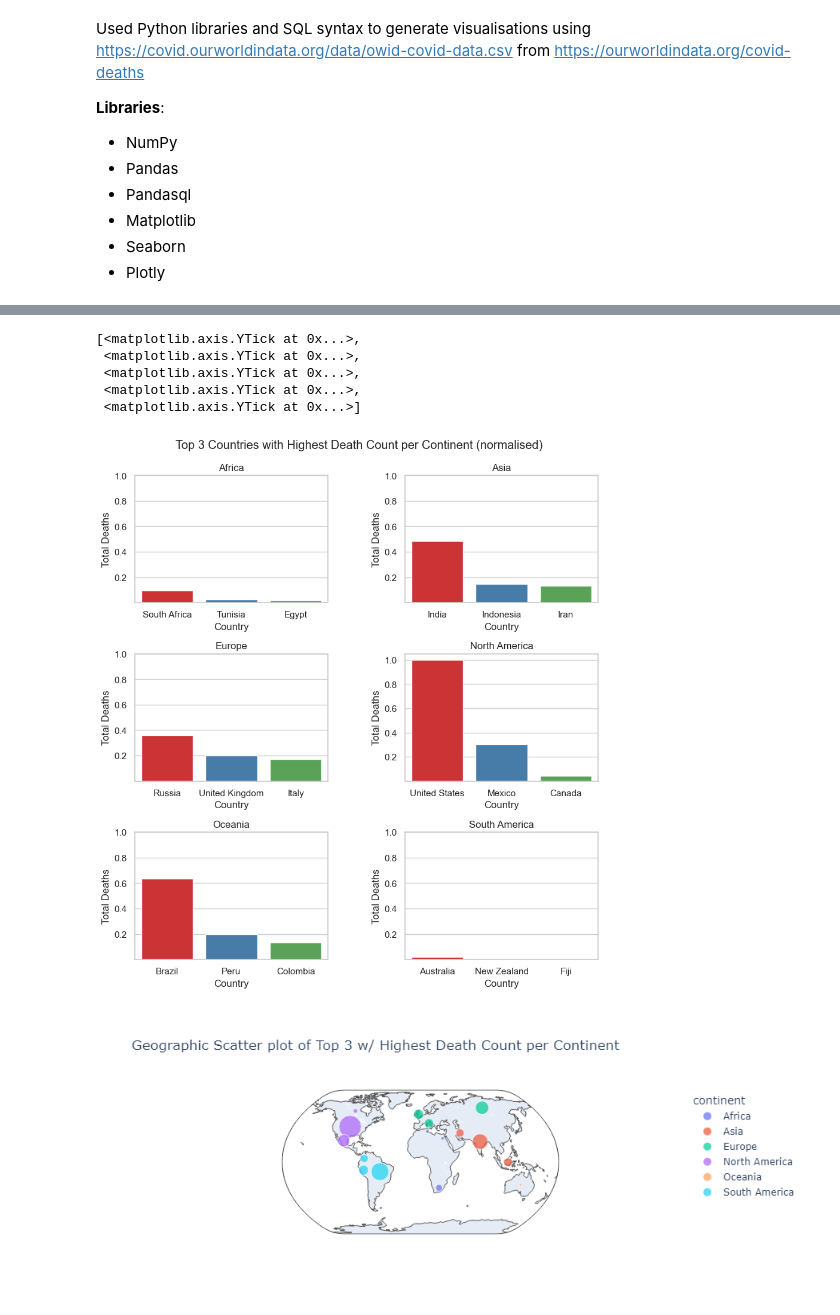
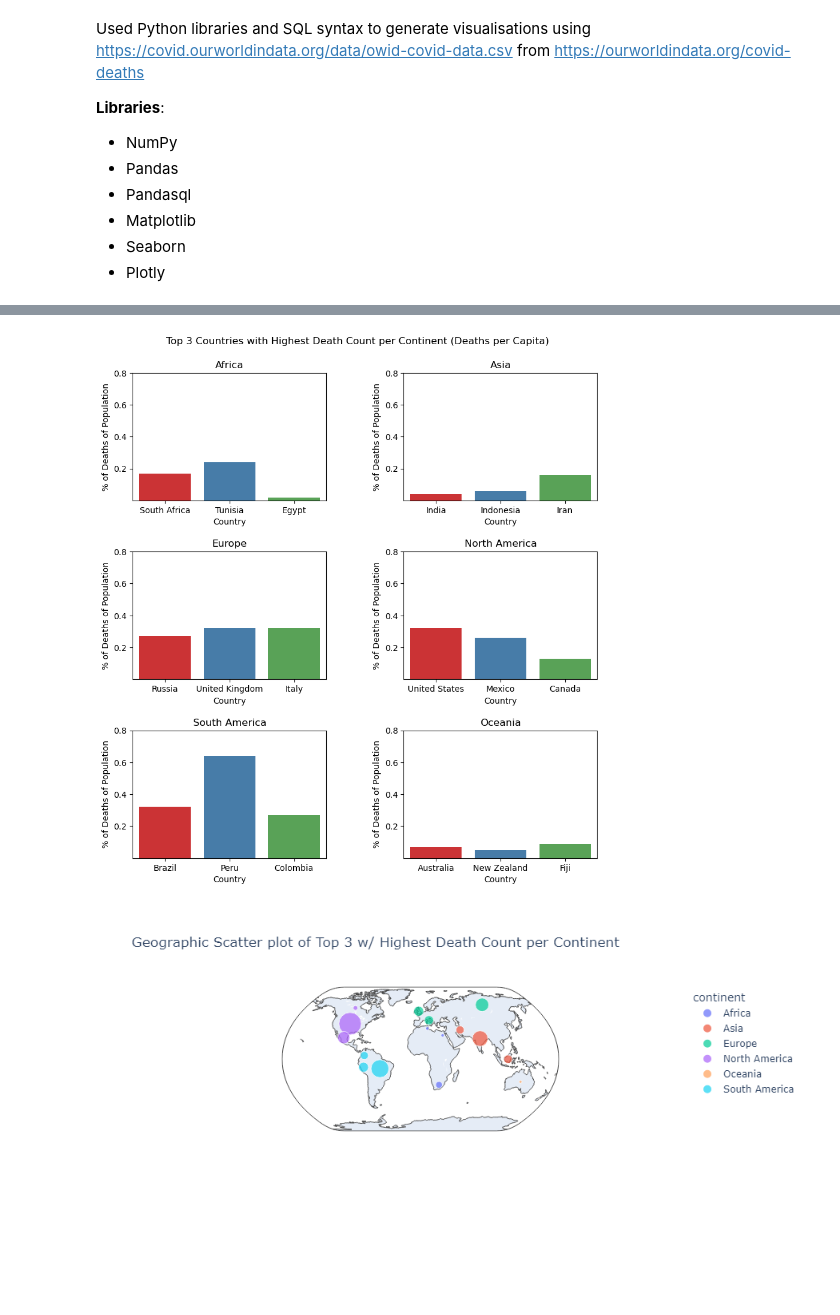
Before and after one commit to BenJC243/data-analysis_projects, a Jupyter notebook: COVID_analysis.ipynb, the cells around one changed output, grey strips where cells are left out. Cells and saved outputs as stored; diff of their text form; code cells hidden in the pictures; blank space fills up the shorter version.

```diff
--- a/COVID_analysis.ipynb
+++ b/COVID_analysis.ipynb
@@ -150,35 +172,42 @@ for ax,continent in zip(axes,data5v2.continent.unique()):
-# %%
-# Top 3 Countries w highest death count per continent NORMALISED
-fig,axs = plt.subplots(3,2,figsize=(10,10))
-#data5v2.max_deaths_norm = np.log10(data5v2.max_deaths_norm)
-sns.barplot(data=data5v2[data5v2.continent== 'Africa'], x='location', y='max_deaths_norm', palette='Set1',ax=axs[0,0])
-sns.barplot(data=data5v2[data5v2.continent== 'Asia'], x='location', y='max_deaths_norm', palette='Set1',ax=axs[0,1])
-sns.barplot(data=data5v2[data5v2.continent== 'Europe'], x='location', y='max_deaths_norm', palette='Set1',ax=axs[1,0])
-sns.barplot(data=data5v2[data5v2.continent== 'North America'], x='location', y='max_deaths_norm', palette='Set1',ax=axs[1,1])
-sns.barplot(data=data5v2[data5v2.continent== 'South America'], x='location', y='max_deaths_norm', palette='Set1',ax=axs[2,0])
-sns.barplot(data=data5v2[data5v2.continent == 'Oceania'], x='location', y='max_deaths_norm', palette='Set1',ax=axs[2,1])
-plt.ticklabel_format(style='plain',axis='y')
-fig.suptitle('Top 3 Countries with Highest Death Count per Continent (normalised)')
-plt.subplots_adjust(wspace = 0.4,top=.92,hspace=.4)
-
-axes = [ax for ax_lst in axs for ax in ax_lst]
-for ax,continent in zip(axes,data5v2.continent.unique()):
-    ax.set_title(continent)
-    ax.set_ylabel('Total Deaths')
-    ax.set_xlabel('Country')
-
-axs[0,0].set_yticks([.2,.4,.6,.8,1])
-axs[0,1].set_yticks([.2,.4,.6,.8,1])
-axs[1,0].set_yticks([.2,.4,.6,.8,1])
-axs[1,1].set_yticks([.2,.4,.6,.8,1])
-axs[2,0].set_yticks([.2,.4,.6,.8,1])
-axs[2,1].set_yticks([.2,.4,.6,.8,1])
-#axs[2,1].set_yticks([0.01,0.025])
-# %% [output]
-[<matplotlib.axis.YTick at 0x...>,
- <matplotlib.axis.YTick at 0x...>,
- <matplotlib.axis.YTick at 0x...>,
- <matplotlib.axis.YTick at 0x...>,
- <matplotlib.axis.YTick at 0x...>]
-[figure, removed]
+# %%
+# total deaths per continent --> top 3 countries per continent V3
+data5v2=sqldf('''
+WITH max_deaths AS
+    (
+    SELECT *, RANK() OVER (PARTITION BY continent ORDER BY max_deaths DESC) AS row
+    FROM
+        (
+        SELECT continent,location, MAX(Total_deaths) AS max_deaths, population
+        FROM df
+        WHERE continent IS NOT NULL
+        GROUP BY continent,location
+        )
+    )
+SELECT continent,location,max_deaths, ROUND(max_deaths*100  / population,2) AS pop_death
+FROM max_deaths
+WHERE row BETWEEN 1 AND 3
+''')#.head(10)
+# %%
+# Top 3 Countries w highest death count per continent (% of country's population)
+fig, axs = plt.subplots(3,2,figsize=(10,10))
+sns.barplot(data=data5v2[data5v2.continent == 'Africa'], x='location', y='pop_death', palette='Set1',ax=axs[0,0])
+sns.barplot(data=data5v2[data5v2.continent == 'Asia'], x='location', y='pop_death', palette='Set1',ax=axs[0,1])
+sns.barplot(data=data5v2[data5v2.continent == 'Europe'], x='location', y='pop_death', palette='Set1',ax=axs[1,0])
+sns.barplot(data=data5v2[data5v2.continent == 'North America'], x='location', y='pop_death', palette='Set1',ax=axs[1,1])
+sns.barplot(data=data5v2[data5v2.continent == 'South America'], x='location', y='pop_death', palette='Set1',ax=axs[2,0])
+sns.barplot(data=data5v2[data5v2.continent == 'Oceania'], x='location', y='pop_death', palette='Set1',ax=axs[2,1])
+plt.ticklabel_format(style='plain',axis='y')
+fig.suptitle('Top 3 Countries with Highest Death Count per Continent (Deaths per Capita)')
+plt.subplots_adjust(wspace = 0.4,top=.92,hspace=.4)
+
+axes = [ax for ax_lst in axs for ax in ax_lst]
+for ax,continent in zip(axes,data5v2.continent.unique()):
+    ax.set_title(continent)
+    ax.set_ylabel('% of Deaths of Population')
+    ax.set_xlabel('Country')
+    ax.set_yticks([.2,.4,.6,.8])
+axs[2,0].set_title('South America')
+axs[2,1].set_title('Oceania');
+# %% [output]
+[figure, added]
 # %%
```
Also changed, not shown: parts of 14 cells of this notebook.
